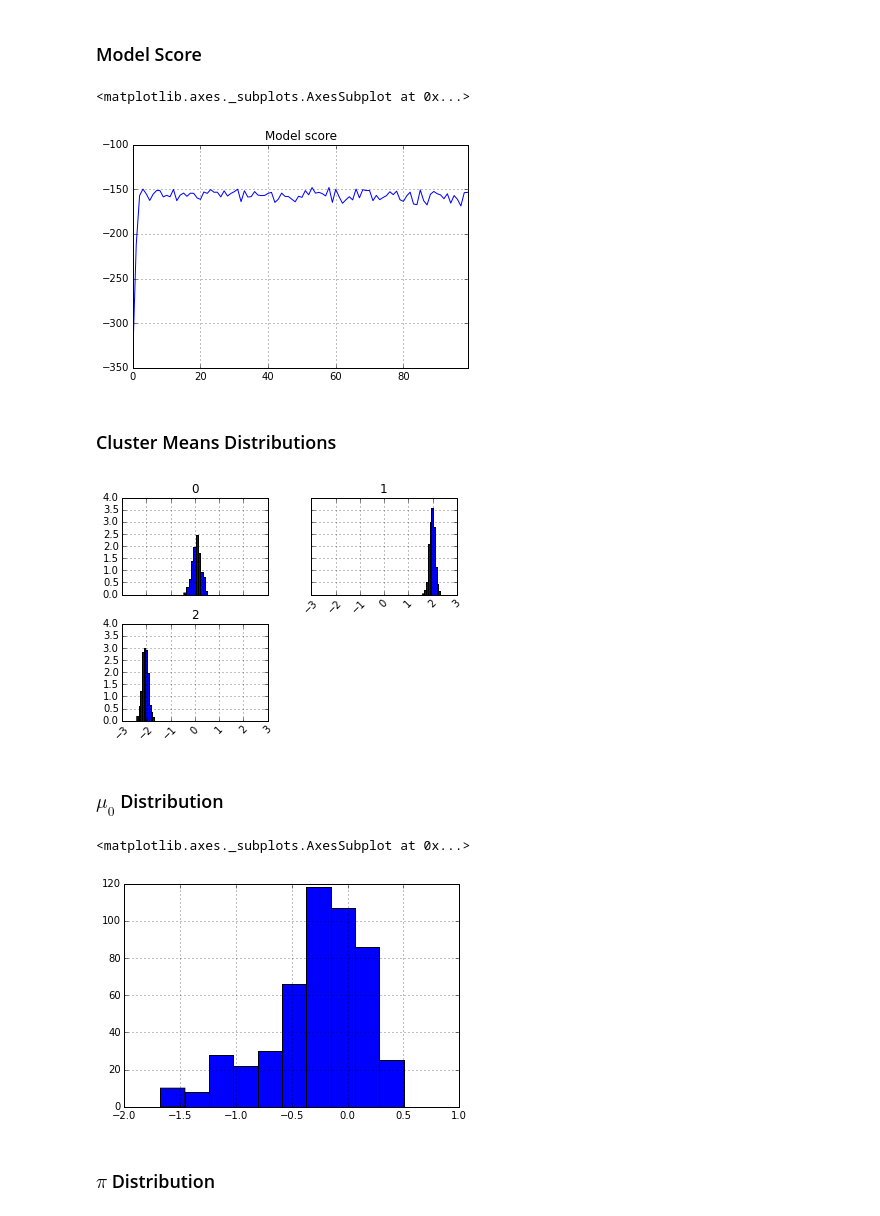
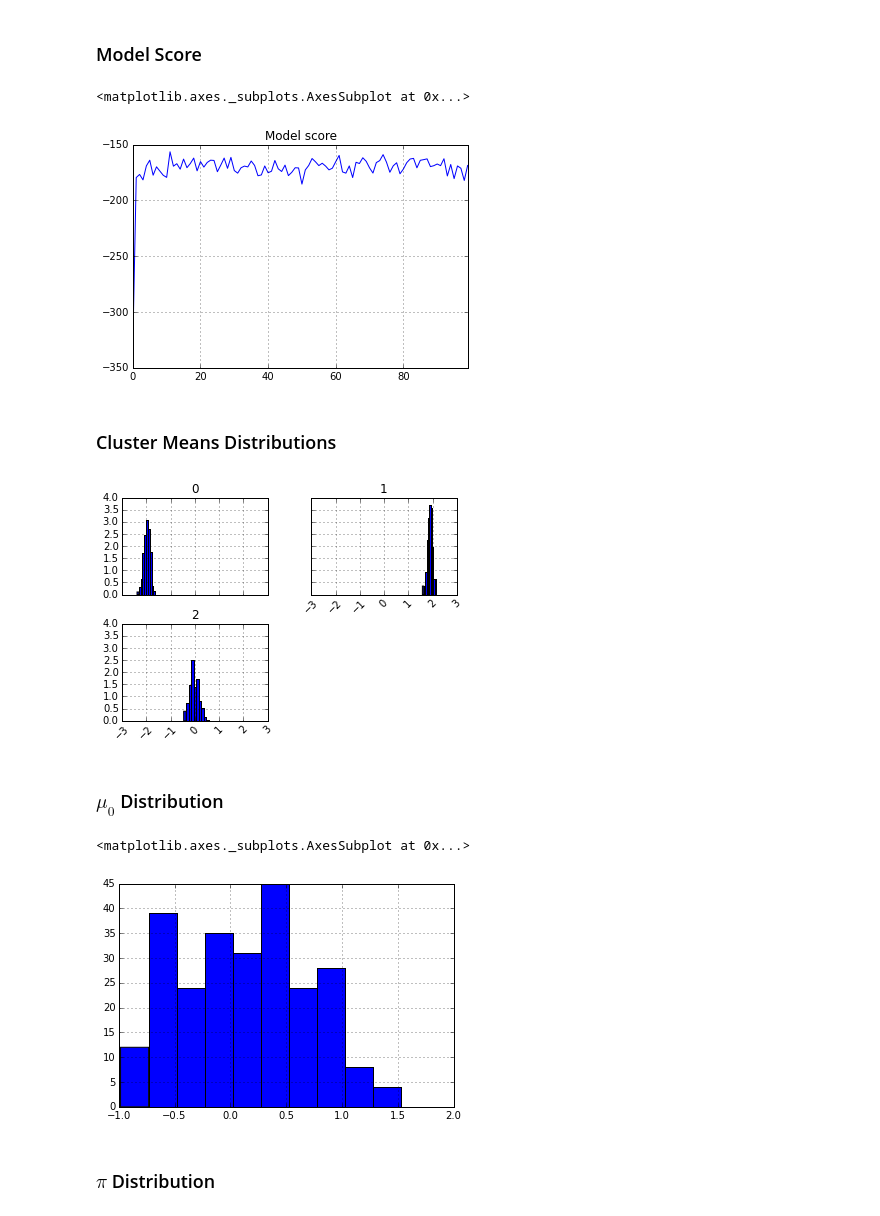
Before and after one commit to tdhopper/mcmc, a Jupyter notebook: Collapsed Gibbs Sampler for Finite Mixture Model with Hyperparameter Inference 2.0.ipynb, the cells around one changed output. Drawn from its saved outputs; the diff is of its cells as text; code cells hidden in the pictures.

```diff
--- a/Collapsed Gibbs Sampler for Finite Mixture Model with Hyperparameter Inference 2.0.ipynb
+++ b/Collapsed Gibbs Sampler for Finite Mixture Model with Hyperparameter Inference 2.0.ipynb
@@ -60,9 +60,7 @@ def state_score(state):
     a = np.array([suffstat_score(cluster, state)
                   for cluster in cluster_labels])
 
-    b = np.array([cluster_assign_score(state['suffstats'][cluster].N,
-                                       state["K"],
-                                       state['alpha'])
+    b = np.array([cluster_assign_score(cluster, state)
                   for cluster in cluster_labels])
     return (a + b).sum()
 
@@ -92,8 +90,8 @@ def cluster_assign_score(cluster, state):
 
     What is the probability of the datapoint being in cluster?
     """
-    state['suffstats'][cluster].N, state['K'], state['alpha']
-    return np.log(current_cluster_size + alpha * 1.0 / num_clusters)
+    current_cluster_size, num_clusters, alpha = state['suffstats'][cluster].N, state['K'], state['alpha']
+    return np.log(current_cluster_size - 1 + alpha * 1. / num_clusters)
 
 
 def posterior_predictive_score(x, cluster, state):
@@ -197,7 +195,7 @@ _ = plt.hist(group_data(state['data'], ground_truth_c).values(),
 # %%
 state, c = initial_state()
 # %%
-num_iterations = 500
+num_iterations = 250
 scores = []
 samples = []
 state, _ = initial_state()
@@ -217,15 +215,15 @@ for i in range(num_iterations):
 pd.Series(scores[:100]).plot(title="Model score")
 # %% [output]
 <matplotlib.axes._subplots.AxesSubplot at 0x...>
-[figure, old version]
+[figure, new version]
 # %% [markdown]
 ### Cluster Means Distributions
 # %%
 mus = np.array([p["mu"] for p in samples])
 # %%
-_ = pd.DataFrame(mus[10:]).hist(normed=True, xrot=45, sharey=True, sharex=True)
+_ = pd.DataFrame(mus).hist(normed=True, xrot=45, sharey=True, sharex=True)
 # %% [output]
-[figure, old version]
+[figure, new version]
 # %% [markdown]
 ### $\mu_0$ Distribution
 # %%
@@ -234,7 +232,7 @@ mu0 = np.array([p["mu_0"] for p in samples])
 pd.Series(mu0).hist()
 # %% [output]
 <matplotlib.axes._subplots.AxesSubplot at 0x...>
-[figure, old version]
+[figure, new version]
 # %% [markdown]
 ### $\pi$ Distribution
 # %%
```
Also changed, not shown: parts of 2 cells of this notebook.
